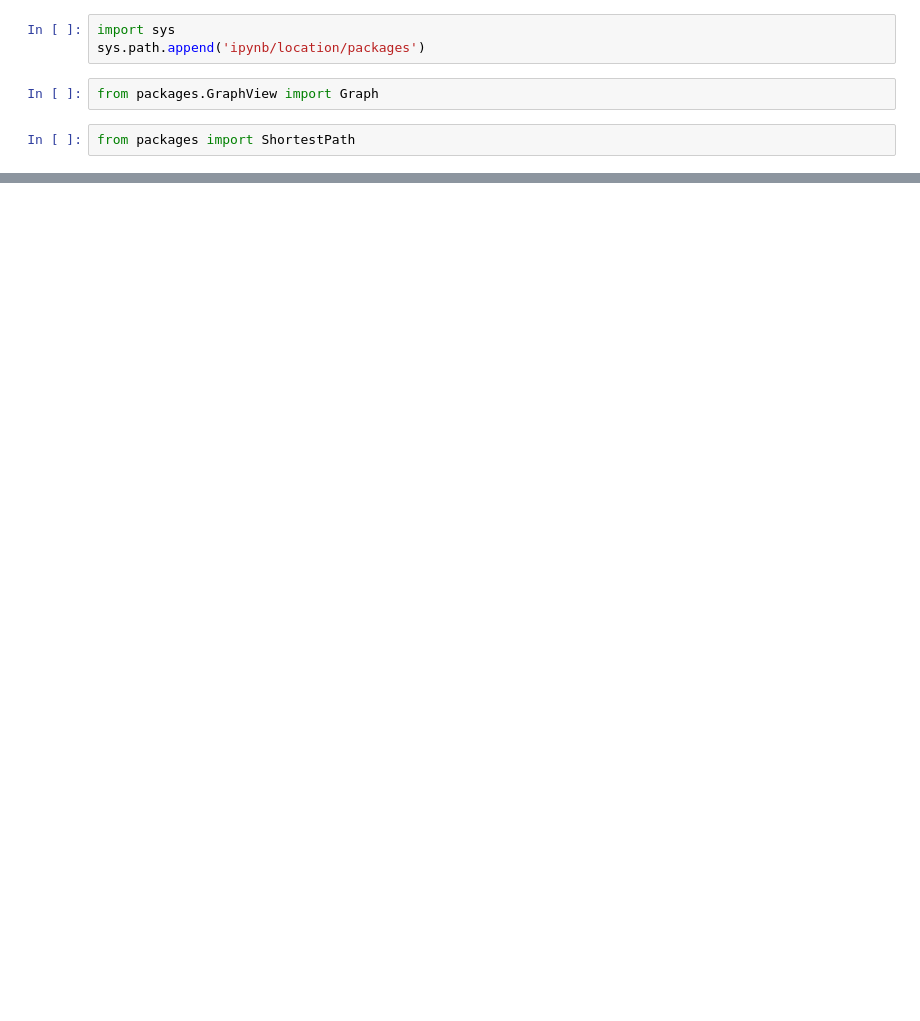
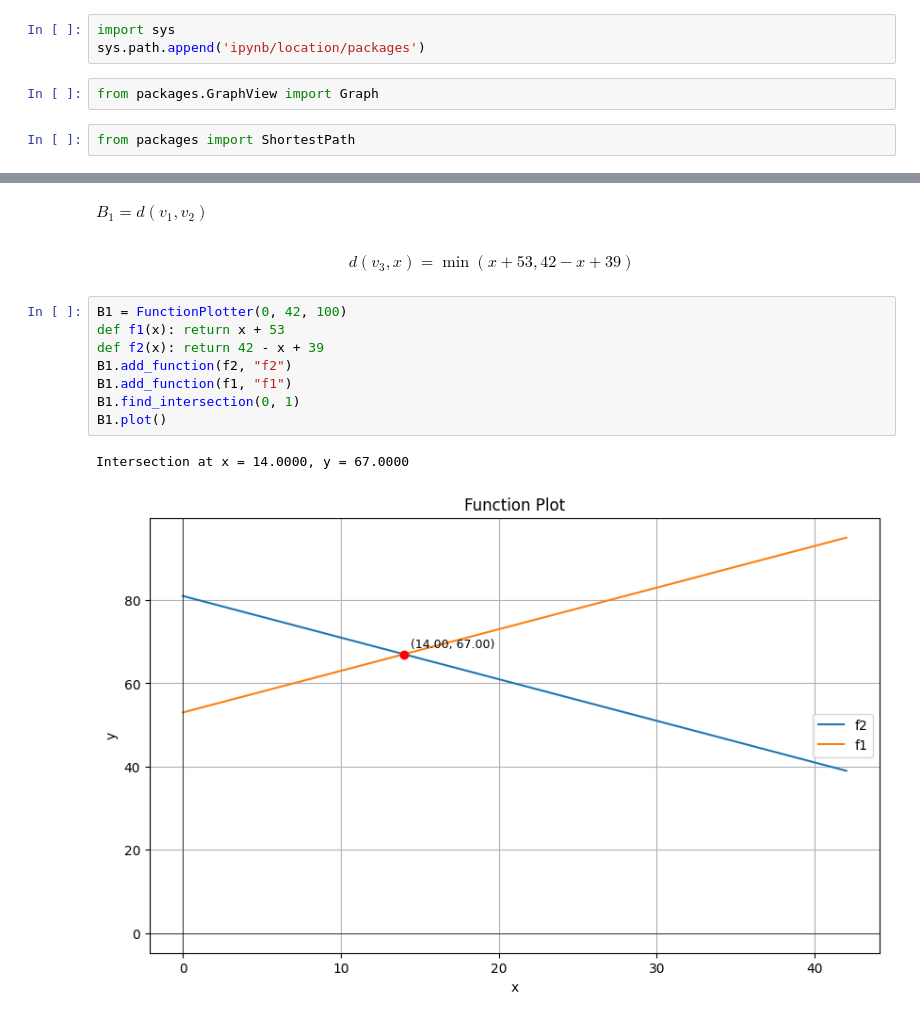
Before and after one commit to Bancie/thuhoach.nckh, a Jupyter notebook: ipynb/location/VDMH Single Center.ipynb, the cells around one changed output, grey strips where cells are left out. Saved outputs shown, nothing was run; the diff lists cells and outputs as text; blank space fills up the shorter version.

```diff
--- a/ipynb/location/VDMH Single Center.ipynb
+++ b/ipynb/location/VDMH Single Center.ipynb
@@ -17,0 +51,17 @@ graph.show_node()
+# %% [markdown]
+$B_1 = d(v_1, v_2)$
+# %% [markdown]
+$$
+d(v_3, x) = \min (x + 53, 42-x+39)
+$$
+# %%
+B1 = FunctionPlotter(0, 42, 100)
+def f1(x): return x + 53
+def f2(x): return 42 - x + 39
+B1.add_function(f2, "f2")
+B1.add_function(f1, "f1")
+B1.find_intersection(0, 1)
+B1.plot()
+# %% [output]
+Intersection at x = 14.0000, y = 67.0000
+[figure, added]
```
Also changed, not shown: parts of 12 cells of this notebook, 12 other files.
